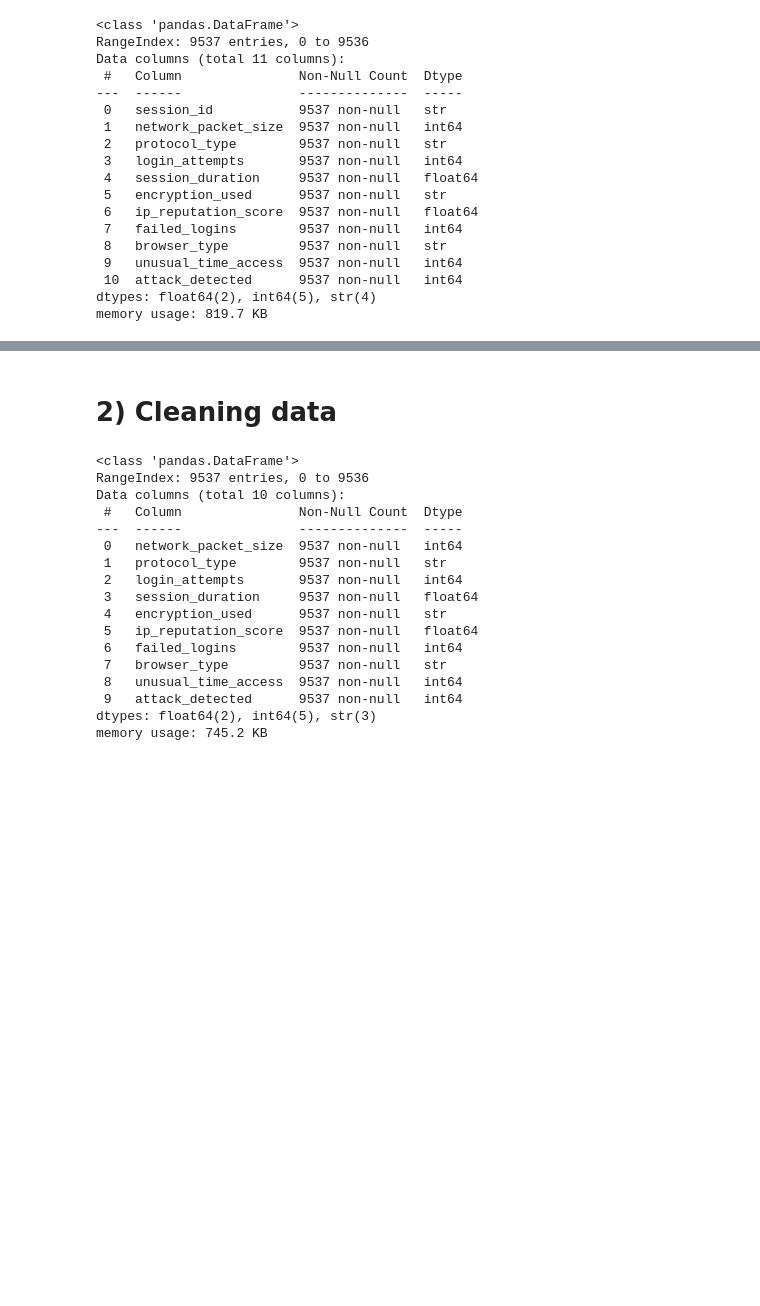
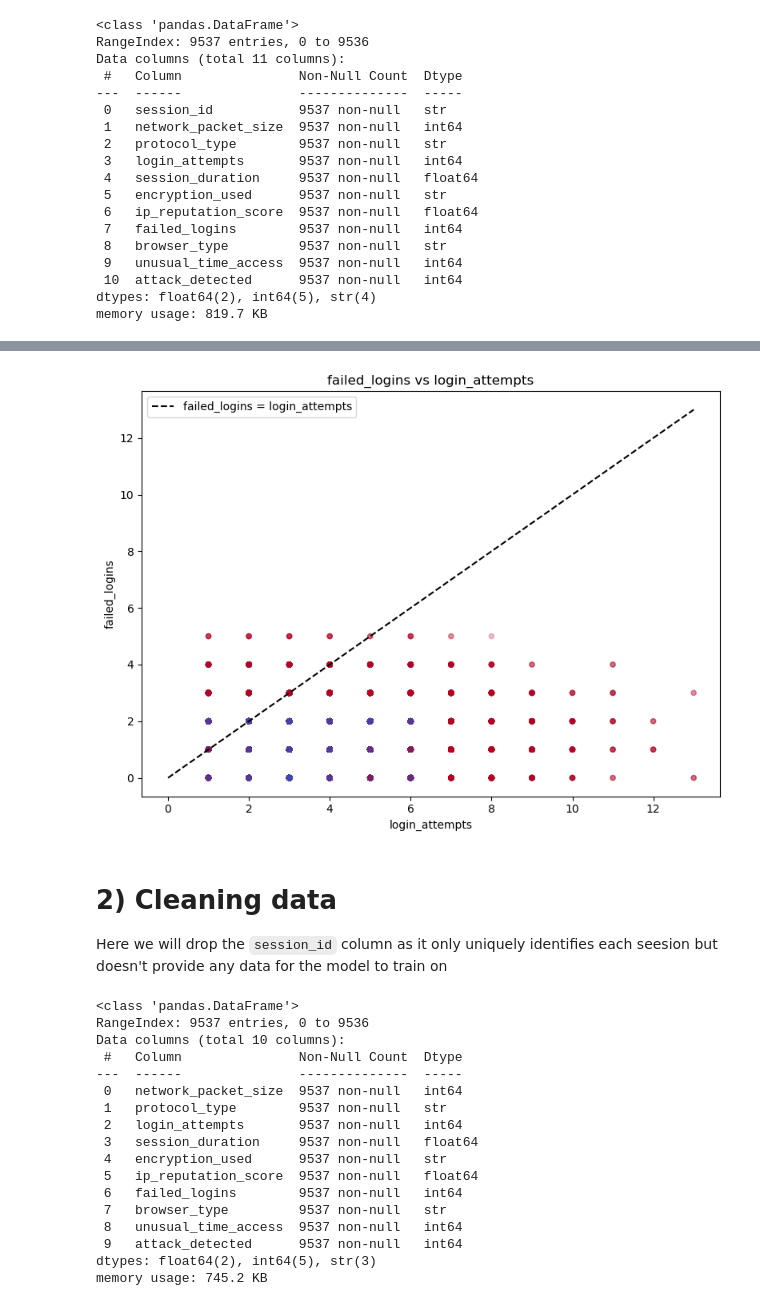
Before and after one commit to Pdmurphy2/intrusion-detection-ml, a Jupyter notebook: pat_model/pat.ipynb, the cells around one changed output, grey strips where cells are left out. Drawn from its saved outputs; the diff is of its cells as text; code cells hidden in the pictures; blank space fills up the shorter version.

```diff
--- a/pat_model/pat.ipynb
+++ b/pat_model/pat.ipynb
@@ -102,0 +224,14 @@ Name: count, dtype: int64
+# %%
+# Compare unrealistic rows to the rest of the dataset
+
+intrusion_df["failed_gt_attempts"] = intrusion_df["failed_logins"] > intrusion_df["login_attempts"]
+
+summary = intrusion_df.groupby("failed_gt_attempts").agg(
+    rows=("attack_detected", "size"),
+    attack_rate=("attack_detected", "mean"),
+    avg_login_attempts=("login_attempts", "mean"),
+    avg_failed_logins=("failed_logins", "mean"),
+    avg_ip_reputation=("ip_reputation_score", "mean"),
+)
+
+display(summary.round(3))
@@ -103,3 +243,29 @@ Name: count, dtype: int64
+# %%
+# Highlight rows where failed_logins > login_attempts
+
+plt.figure(figsize=(8, 6))
+plt.scatter(
+    intrusion_df["login_attempts"],
+    intrusion_df["failed_logins"],
+    alpha=0.25,
+    s=20,
+    c=intrusion_df["attack_detected"],
+    cmap="coolwarm"
+)
+
+max_val = max(intrusion_df["login_attempts"].max(), intrusion_df["failed_logins"].max())
+plt.plot([0, max_val], [0, max_val], "k--", label="failed_logins = login_attempts")
+
+plt.xlabel("login_attempts")
+plt.ylabel("failed_logins")
+plt.title("failed_logins vs login_attempts")
+plt.legend()
+plt.tight_layout()
+plt.show()
+# %% [output]
+[figure, added]
 # %% [markdown]
 # 2) Cleaning data
+
+Here we will drop the `session_id` column as it only uniquely identifies each seesion but doesn't provide any data for the model to train on
 # %%
```
Also changed, not shown: parts of 32 cells of this notebook.
